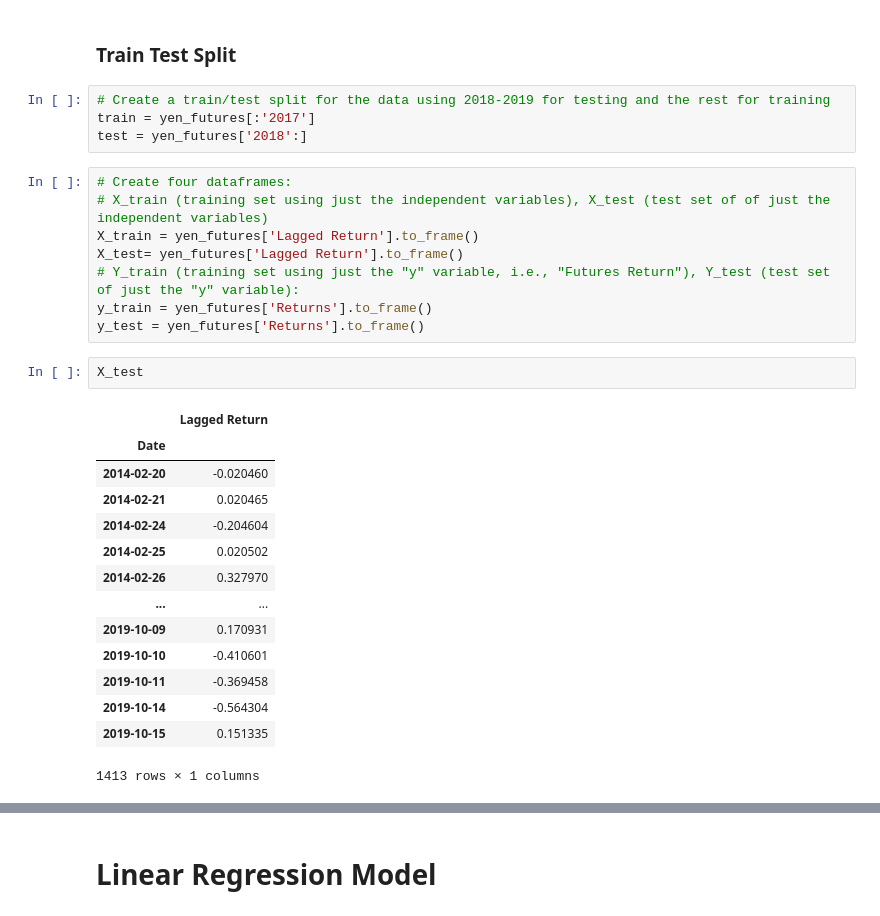
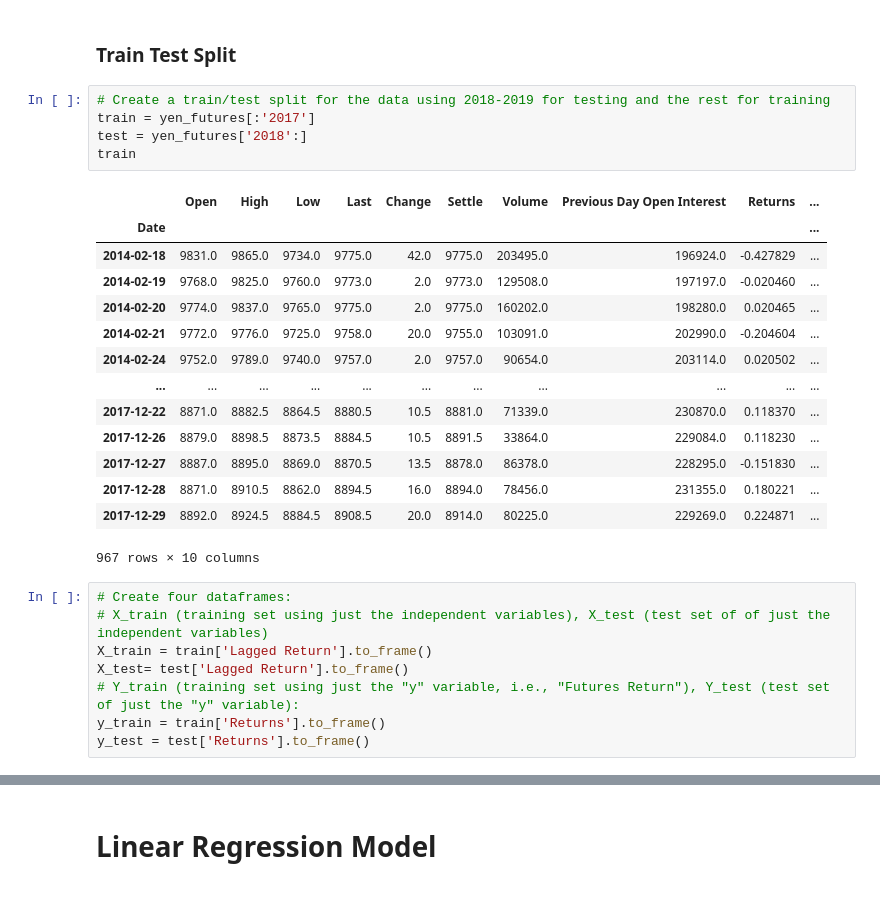
Before and after one commit to carlamargot/python-homework, a Jupyter notebook: TimeSeries_Regression /RegressionAnalysis.ipynb, the cells around one changed output, grey strips where cells are left out. Saved outputs shown, nothing was run; the diff lists cells and outputs as text.

```diff
--- a/TimeSeries_Regression /RegressionAnalysis.ipynb
+++ b/TimeSeries_Regression /RegressionAnalysis.ipynb
@@ -72,29 +72,28 @@ yen_futures
 # %%
 # Create a train/test split for the data using 2018-2019 for testing and the rest for training
 train = yen_futures[:'2017']
 test = yen_futures['2018':]
+train
+# %% [output]
+|  | Open | High | Low | Last | Change | Settle | Volume | Previous Day Open Interest | Returns | ... |
+| Date |  |  |  |  |  |  |  |  |  | ... |
+| 2014-02-18 | 9831.0 | 9865.0 | 9734.0 | 9775.0 | 42.0 | 9775.0 | 203495.0 | 196924.0 | -0.427829 | ... |
+| 2014-02-19 | 9768.0 | 9825.0 | 9760.0 | 9773.0 | 2.0 | 9773.0 | 129508.0 | 197197.0 | -0.020460 | ... |
+| 2014-02-20 | 9774.0 | 9837.0 | 9765.0 | 9775.0 | 2.0 | 9775.0 | 160202.0 | 198280.0 | 0.020465 | ... |
+| 2014-02-21 | 9772.0 | 9776.0 | 9725.0 | 9758.0 | 20.0 | 9755.0 | 103091.0 | 202990.0 | -0.204604 | ... |
+| 2014-02-24 | 9752.0 | 9789.0 | 9740.0 | 9757.0 | 2.0 | 9757.0 | 90654.0 | 203114.0 | 0.020502 | ... |
+| ... | ... | ... | ... | ... | ... | ... | ... | ... | ... | ... |
+| 2017-12-22 | 8871.0 | 8882.5 | 8864.5 | 8880.5 | 10.5 | 8881.0 | 71339.0 | 230870.0 | 0.118370 | ... |
+| 2017-12-26 | 8879.0 | 8898.5 | 8873.5 | 8884.5 | 10.5 | 8891.5 | 33864.0 | 229084.0 | 0.118230 | ... |
+| 2017-12-27 | 8887.0 | 8895.0 | 8869.0 | 8870.5 | 13.5 | 8878.0 | 86378.0 | 228295.0 | -0.151830 | ... |
+| 2017-12-28 | 8871.0 | 8910.5 | 8862.0 | 8894.5 | 16.0 | 8894.0 | 78456.0 | 231355.0 | 0.180221 | ... |
+| 2017-12-29 | 8892.0 | 8924.5 | 8884.5 | 8908.5 | 20.0 | 8914.0 | 80225.0 | 229269.0 | 0.224871 | ... |
+967 rows × 10 columns
 # %%
 # Create four dataframes:
 # X_train (training set using just the independent variables), X_test (test set of of just the independent variables)
-X_train = yen_futures['Lagged Return'].to_frame()
-X_test= yen_futures['Lagged Return'].to_frame()
+X_train = train['Lagged Return'].to_frame()
+X_test= test['Lagged Return'].to_frame()
 # Y_train (training set using just the "y" variable, i.e., "Futures Return"), Y_test (test set of just the "y" variable):
-y_train = yen_futures['Returns'].to_frame()
-y_test = yen_futures['Returns'].to_frame()
+y_train = train['Returns'].to_frame()
+y_test = test['Returns'].to_frame()
-# %%
-X_test
-# %% [output]
-|  | Lagged Return |
-| Date |  |
-| 2014-02-20 | -0.020460 |
-| 2014-02-21 | 0.020465 |
-| 2014-02-24 | -0.204604 |
-| 2014-02-25 | 0.020502 |
-| 2014-02-26 | 0.327970 |
-| ... | ... |
-| 2019-10-09 | 0.170931 |
-| 2019-10-10 | -0.410601 |
-| 2019-10-11 | -0.369458 |
-| 2019-10-14 | -0.564304 |
-| 2019-10-15 | 0.151335 |
-1413 rows × 1 columns
```
Also changed, not shown: parts of 9 cells of this notebook, 2 other files.
